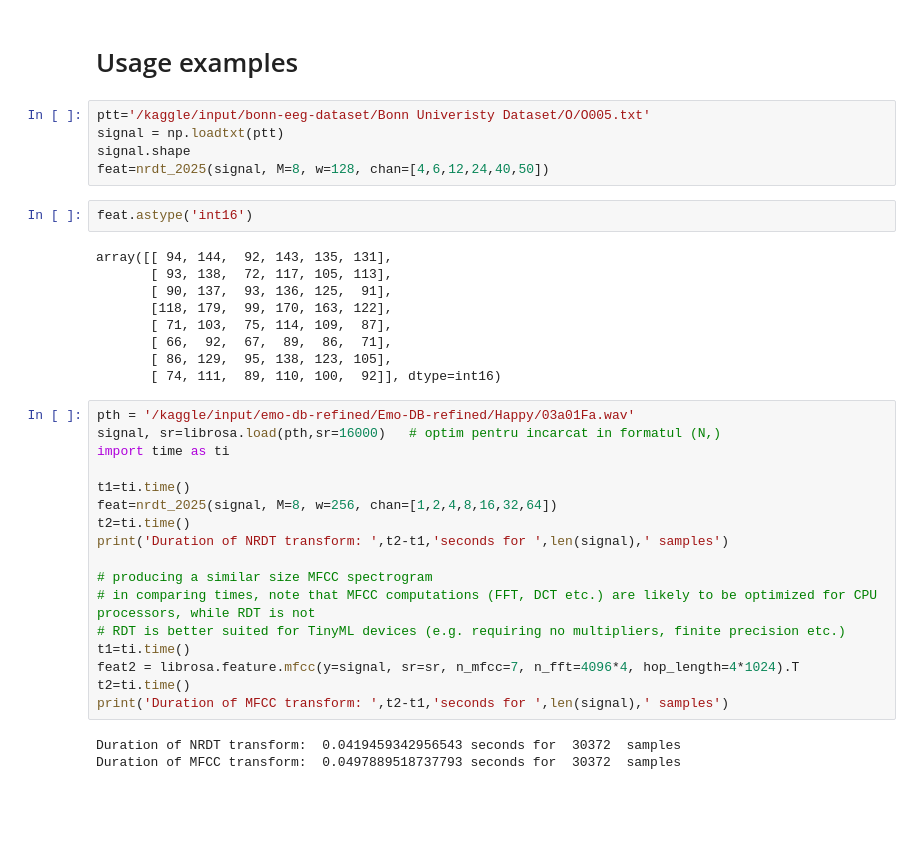
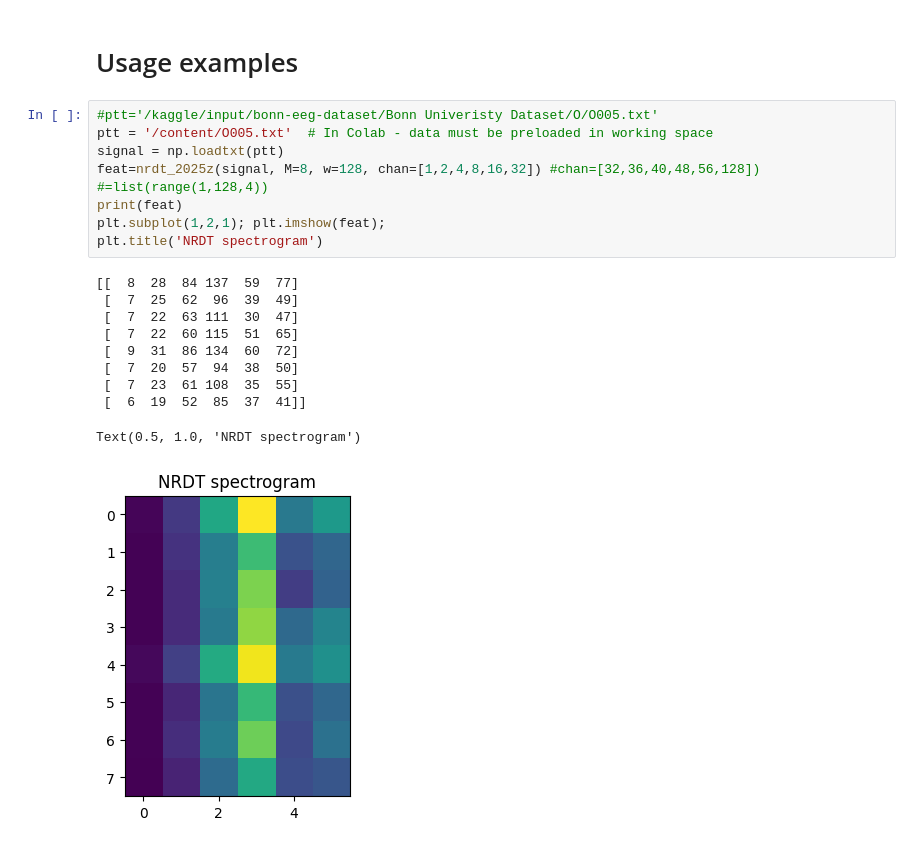
Before and after one commit to radu-dogaru/rdt_transform_for_tiny_ml_signal_classifiers, a Jupyter notebook: nrdt-2025.ipynb, the cells around one changed output. Drawn from its saved outputs; the diff is of its cells as text; blank space fills up the shorter version.

```diff
--- a/nrdt-2025.ipynb
+++ b/nrdt-2025.ipynb
@@ -41,38 +110,21 @@ def nrdt_2025(signal, M=8, w=256, chan=[1,2,4,8, 16, 32, 64, 100]):
 # %% [markdown]
 # Usage examples
 # %%
-ptt='/kaggle/input/bonn-eeg-dataset/Bonn Univeristy Dataset/O/O005.txt'
+#ptt='/kaggle/input/bonn-eeg-dataset/Bonn Univeristy Dataset/O/O005.txt'
+ptt = '/content/O005.txt'  # In Colab - data must be preloaded in working space
 signal = np.loadtxt(ptt)
-signal.shape
-feat=nrdt_2025(signal, M=8, w=128, chan=[4,6,12,24,40,50])
+feat=nrdt_2025z(signal, M=8, w=128, chan=[1,2,4,8,16,32]) #chan=[32,36,40,48,56,128]) #=list(range(1,128,4))
+print(feat)
+plt.subplot(1,2,1); plt.imshow(feat);
+plt.title('NRDT spectrogram')
+# %% [output]
+[[  8  28  84 137  59  77]
+ [  7  25  62  96  39  49]
+ [  7  22  63 111  30  47]
+ [  7  22  60 115  51  65]
+ [  9  31  86 134  60  72]
+ [  7  20  57  94  38  50]
+ [  7  23  61 108  35  55]
+ [  6  19  52  85  37  41]]
+Text(0.5, 1.0, 'NRDT spectrogram')
+[figure, added]
-# %%
-feat.astype('int16')
-# %% [output]
-array([[ 94, 144,  92, 143, 135, 131],
-       [ 93, 138,  72, 117, 105, 113],
-       [ 90, 137,  93, 136, 125,  91],
-       [118, 179,  99, 170, 163, 122],
-       [ 71, 103,  75, 114, 109,  87],
-       [ 66,  92,  67,  89,  86,  71],
-       [ 86, 129,  95, 138, 123, 105],
-       [ 74, 111,  89, 110, 100,  92]], dtype=int16)
-# %%
-pth = '/kaggle/input/emo-db-refined/Emo-DB-refined/Happy/03a01Fa.wav'
-signal, sr=librosa.load(pth,sr=16000)   # optim pentru incarcat in formatul (N,)
-import time as ti
-
-t1=ti.time()
-feat=nrdt_2025(signal, M=8, w=256, chan=[1,2,4,8,16,32,64])
-t2=ti.time()
-print('Duration of NRDT transform: ',t2-t1,'seconds for ',len(signal),' samples')
-
-# producing a similar size MFCC spectrogram
-# in comparing times, note that MFCC computations (FFT, DCT etc.) are likely to be optimized for CPU processors, while RDT is not
-# RDT is better suited for TinyML devices (e.g. requiring no multipliers, finite precision etc.)
-t1=ti.time()
-feat2 = librosa.feature.mfcc(y=signal, sr=sr, n_mfcc=7, n_fft=4096*4, hop_length=4*1024).T
-t2=ti.time()
-print('Duration of MFCC transform: ',t2-t1,'seconds for ',len(signal),' samples')
-# %% [output]
-Duration of NRDT transform:  0.0419459342956543 seconds for  30372  samples
-Duration of MFCC transform:  0.0497889518737793 seconds for  30372  samples
```
Also changed, not shown: parts of 8 cells of this notebook, 2 other files.
